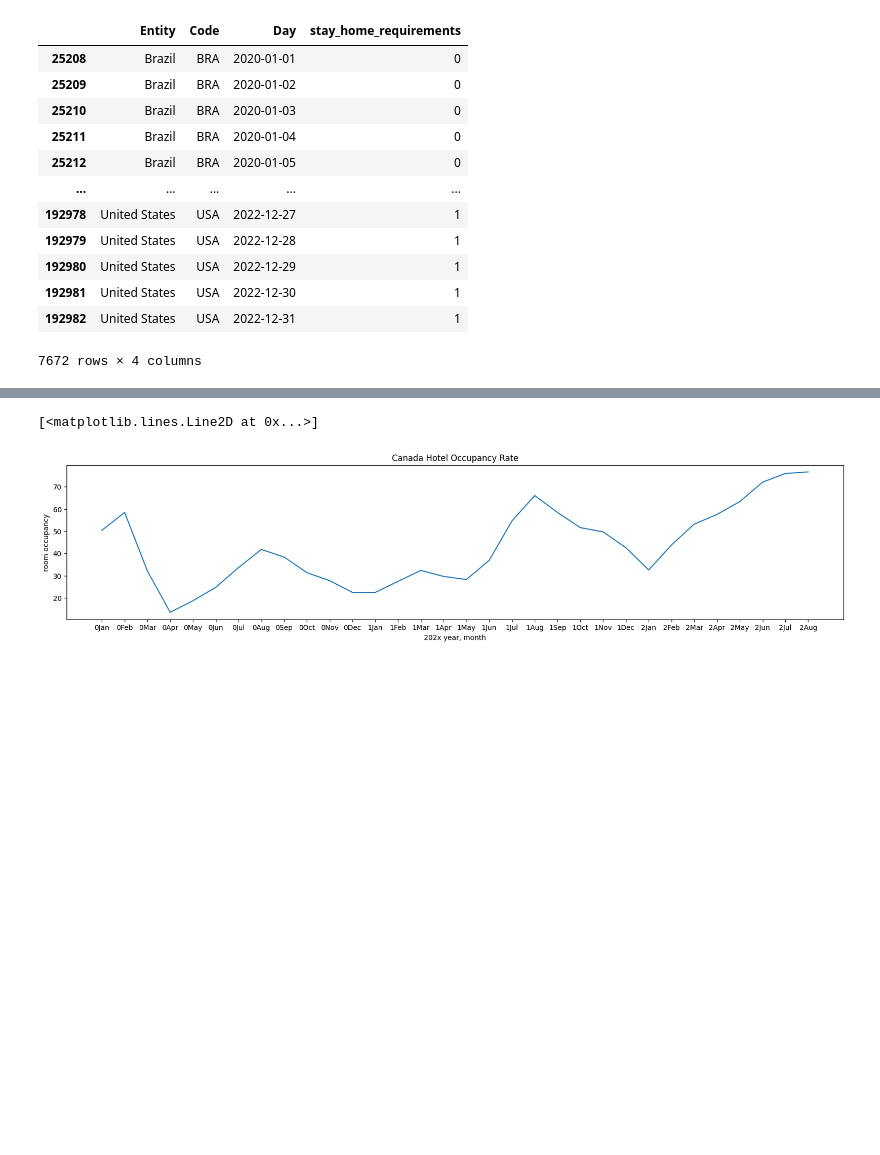
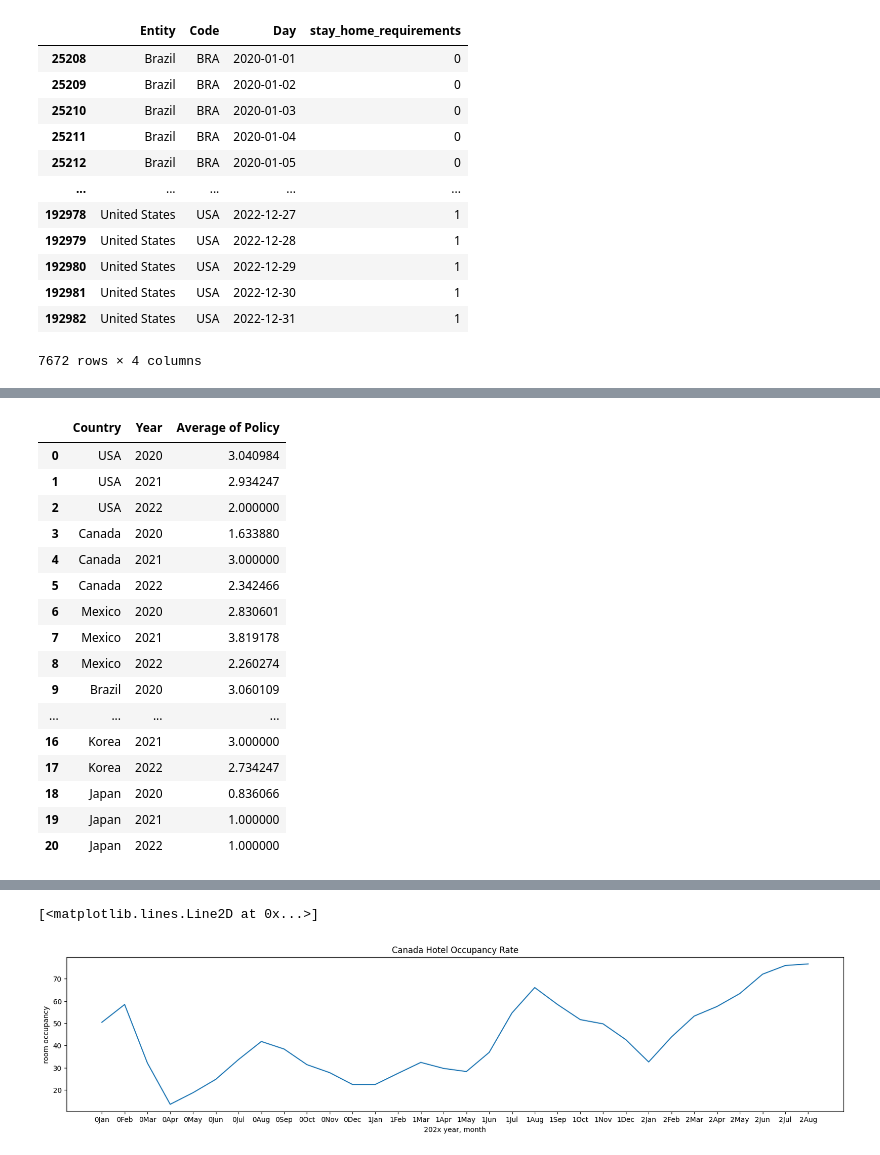
Before and after one commit to GrandChampion/Econ323-Final-project, a Jupyter notebook: main.ipynb, the cells around one changed output, grey strips where cells are left out. Cells and saved outputs as stored; diff of their text form; code cells hidden in the pictures; blank space fills up the shorter version.

```diff
--- a/main.ipynb
+++ b/main.ipynb
@@ -149,0 +82,88 @@ Name:  Occupancy Rate, dtype: object
+# %%
+# Face Covering Policies by country and year
+# 0: No policy
+# 1: Recommended by government
+# 2: Required in some public spaces
+# 3: Required in all public spaces
+# 4: Required outdoor all times
+us2020FaceCoveringPolicy = rawFaceCoveringData.loc[(
+    rawFaceCoveringData["Entity"] == "United States")].iloc[:366]["facial_coverings"].mean()
+us2021FaceCoveringPolicy = rawFaceCoveringData.loc[(
+    rawFaceCoveringData["Entity"] == "United States")].iloc[366:731]["facial_coverings"].mean()
+us2022FaceCoveringPolicy = rawFaceCoveringData.loc[(
+    rawFaceCoveringData["Entity"] == "United States")].iloc[731:1096]["facial_coverings"].mean()
+canada2020FaceCoveringPolicy = rawFaceCoveringData.loc[(
+    rawFaceCoveringData["Entity"] == "Canada")].iloc[:366]["facial_coverings"].mean()
+canada2021FaceCoveringPolicy = rawFaceCoveringData.loc[(
+    rawFaceCoveringData["Entity"] == "Canada")].iloc[366:731]["facial_coverings"].mean()
+canada2022FaceCoveringPolicy = rawFaceCoveringData.loc[(
+    rawFaceCoveringData["Entity"] == "Canada")].iloc[731:1096]["facial_coverings"].mean()
+mexico2020FaceCoveringPolicy = rawFaceCoveringData.loc[(
+    rawFaceCoveringData["Entity"] == "Mexico")].iloc[:366]["facial_coverings"].mean()
+mexico2021FaceCoveringPolicy = rawFaceCoveringData.loc[(
+    rawFaceCoveringData["Entity"] == "Mexico")].iloc[366:731]["facial_coverings"].mean()
+mexico2022FaceCoveringPolicy = rawFaceCoveringData.loc[(
+    rawFaceCoveringData["Entity"] == "Mexico")].iloc[731:1096]["facial_coverings"].mean()
+brazil2020FaceCoveringPolicy = rawFaceCoveringData.loc[(
+    rawFaceCoveringData["Entity"] == "Brazil")].iloc[:366]["facial_coverings"].mean()
+brazil2021FaceCoveringPolicy = rawFaceCoveringData.loc[(
+    rawFaceCoveringData["Entity"] == "Brazil")].iloc[366:731]["facial_coverings"].mean()
+brazil2022FaceCoveringPolicy = rawFaceCoveringData.loc[(
+    rawFaceCoveringData["Entity"] == "Brazil")].iloc[731:1096]["facial_coverings"].mean()
+china2020FaceCoveringPolicy = rawFaceCoveringData.loc[(
+    rawFaceCoveringData["Entity"] == "China")].iloc[:366]["facial_coverings"].mean()
+china2021FaceCoveringPolicy = rawFaceCoveringData.loc[(
+    rawFaceCoveringData["Entity"] == "China")].iloc[366:731]["facial_coverings"].mean()
+china2022FaceCoveringPolicy = rawFaceCoveringData.loc[(
+    rawFaceCoveringData["Entity"] == "China")].iloc[731:1096]["facial_coverings"].mean()
+korea2020FaceCoveringPolicy = rawFaceCoveringData.loc[(
+    rawFaceCoveringData["Entity"] == "South Korea")].iloc[:366]["facial_coverings"].mean()
+korea2021FaceCoveringPolicy = rawFaceCoveringData.loc[(
+    rawFaceCoveringData["Entity"] == "South Korea")].iloc[366:731]["facial_coverings"].mean()
+korea2022FaceCoveringPolicy = rawFaceCoveringData.loc[(
+    rawFaceCoveringData["Entity"] == "South Korea")].iloc[731:1096]["facial_coverings"].mean()
+japan2020FaceCoveringPolicy = rawFaceCoveringData.loc[(
+    rawFaceCoveringData["Entity"] == "Japan")].iloc[:366]["facial_coverings"].mean()
+japan2021FaceCoveringPolicy = rawFaceCoveringData.loc[(
+    rawFaceCoveringData["Entity"] == "Japan")].iloc[366:731]["facial_coverings"].mean()
+japan2022FaceCoveringPolicy = rawFaceCoveringData.loc[(
+    rawFaceCoveringData["Entity"] == "Japan")].iloc[731:1096]["facial_coverings"].mean()
+
+fcpDataFrame = pd.DataFrame({
+    "Country": ["USA", "USA", "USA", "Canada", "Canada", "Canada", "Mexico", "Mexico",
+                "Mexico", "Brazil", "Brazil", "Brazil", "China", "China", "China",
+                "Korea", "Korea", "Korea", "Japan", "Japan", "Japan"],
+    "Year": [2020, 2021, 2022,
+             2020, 2021, 2022,
+             2020, 2021, 2022,
+             2020, 2021, 2022,
+             2020, 2021, 2022,
+             2020, 2021, 2022,
+             2020, 2021, 2022],
+    "Face covering policy (avg)": [us2020FaceCoveringPolicy, us2021FaceCoveringPolicy, us2022FaceCoveringPolicy,
+                          canada2020FaceCoveringPolicy, canada2021FaceCoveringPolicy, canada2022FaceCoveringPolicy,
+                          mexico2020FaceCoveringPolicy, mexico2021FaceCoveringPolicy, mexico2022FaceCoveringPolicy,
+                          brazil2020FaceCoveringPolicy, brazil2021FaceCoveringPolicy, brazil2022FaceCoveringPolicy,
+                          china2020FaceCoveringPolicy, china2021FaceCoveringPolicy, china2022FaceCoveringPolicy,
+                          korea2020FaceCoveringPolicy, korea2021FaceCoveringPolicy, korea2022FaceCoveringPolicy,
+                          japan2020FaceCoveringPolicy, japan2021FaceCoveringPolicy, japan2022FaceCoveringPolicy]
+})
+fcpDataFrame
+# %% [output]
+|  | Country | Year | Average of Policy |
+| 0 | USA | 2020 | 3.040984 |
+| 1 | USA | 2021 | 2.934247 |
+| 2 | USA | 2022 | 2.000000 |
+| 3 | Canada | 2020 | 1.633880 |
+| 4 | Canada | 2021 | 3.000000 |
+| 5 | Canada | 2022 | 2.342466 |
+| 6 | Mexico | 2020 | 2.830601 |
+| 7 | Mexico | 2021 | 3.819178 |
+| 8 | Mexico | 2022 | 2.260274 |
+| 9 | Brazil | 2020 | 3.060109 |
+| ... | ... | ... | ... |
+| 16 | Korea | 2021 | 3.000000 |
+| 17 | Korea | 2022 | 2.734247 |
+| 18 | Japan | 2020 | 0.836066 |
+| 19 | Japan | 2021 | 1.000000 |
+| 20 | Japan | 2022 | 1.000000 |
```
Also changed, not shown: parts of 11 cells of this notebook.
